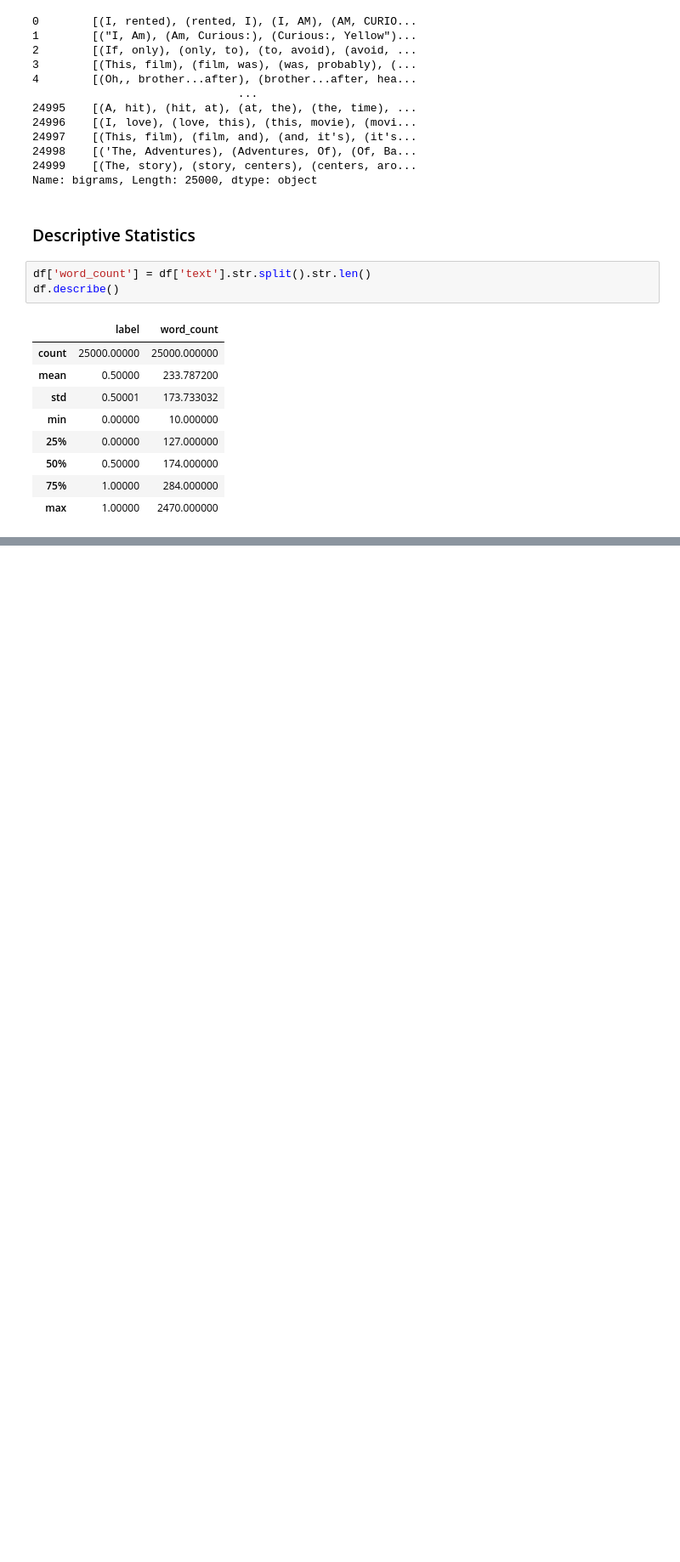
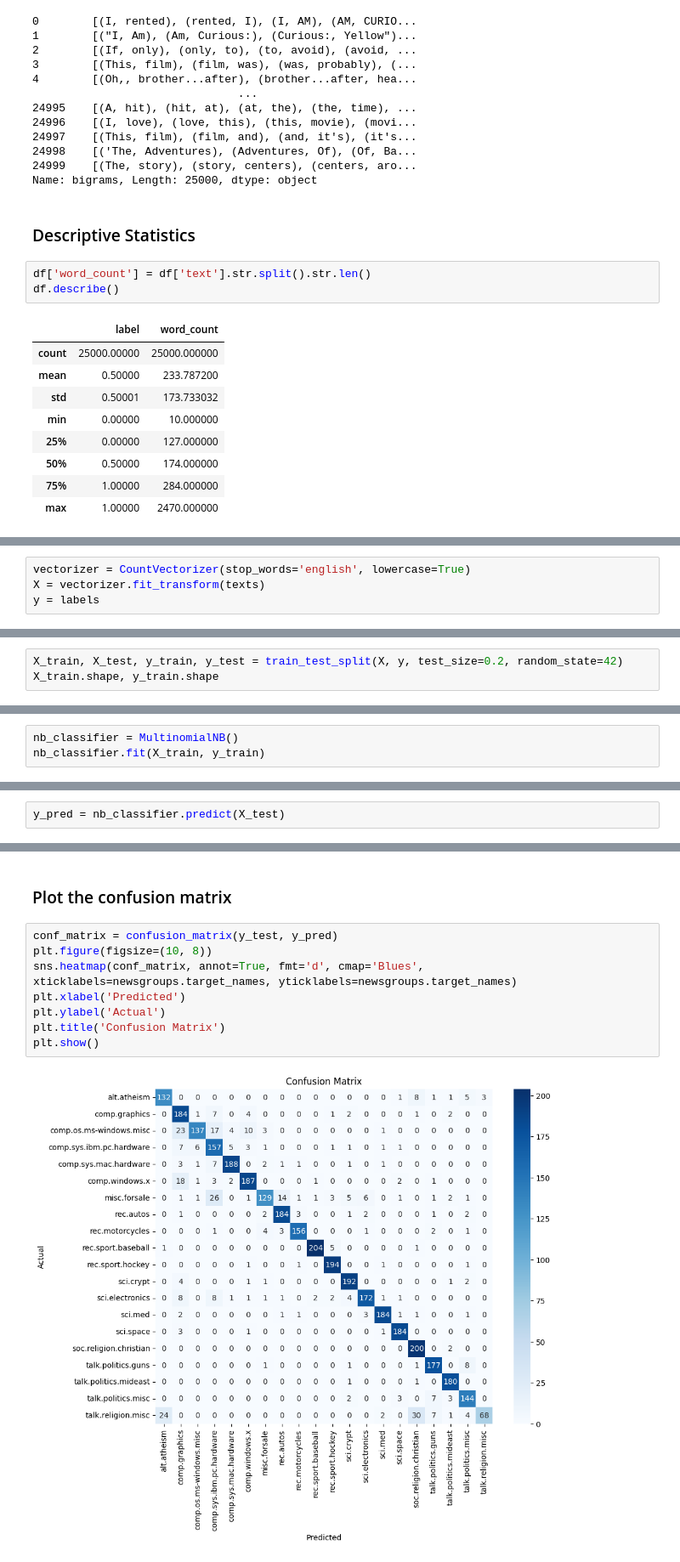
Before and after one commit to cx-olquinjica/Deep-Learning-Personal-Notebooks, a Jupyter notebook: basics/basis/natural language processing/linear text classification/bag_of_words_words.ipynb, the cells around one changed output, grey strips where cells are left out. Shown at 85% size. Drawn from its saved outputs; the diff is of its cells as text; blank space fills up the shorter version.

```diff
--- a/basics/basis/natural language processing/linear text classification/bag_of_words_words.ipynb
+++ b/basics/basis/natural language processing/linear text classification/bag_of_words_words.ipynb
@@ -286,0 +324,4 @@ $$\textbf{f}(\textbf{x}, y)$$ is a feature function, that maps the bag of words
+# %%
+vectorizer = CountVectorizer(stop_words='english', lowercase=True)
+X = vectorizer.fit_transform(texts)
+y = labels
@@ -286,0 +330,3 @@ $$\textbf{f}(\textbf{x}, y)$$ is a feature function, that maps the bag of words
+# %%
+X_train, X_test, y_train, y_test = train_test_split(X, y, test_size=0.2, random_state=42)
+X_train.shape, y_train.shape
@@ -286,0 +337,3 @@ $$\textbf{f}(\textbf{x}, y)$$ is a feature function, that maps the bag of words
+# %%
+nb_classifier = MultinomialNB()
+nb_classifier.fit(X_train, y_train)
@@ -286,0 +344,2 @@ $$\textbf{f}(\textbf{x}, y)$$ is a feature function, that maps the bag of words
+# %%
+y_pred = nb_classifier.predict(X_test)
@@ -286,0 +370,12 @@ $$\textbf{f}(\textbf{x}, y)$$ is a feature function, that maps the bag of words
+# %% [markdown]
+### Plot the confusion matrix
+# %%
+conf_matrix = confusion_matrix(y_test, y_pred)
+plt.figure(figsize=(10, 8))
+sns.heatmap(conf_matrix, annot=True, fmt='d', cmap='Blues', xticklabels=newsgroups.target_names, yticklabels=newsgroups.target_names)
+plt.xlabel('Predicted')
+plt.ylabel('Actual')
+plt.title('Confusion Matrix')
+plt.show()
+# %% [output]
+[figure, added]
```
Also changed, not shown: parts of 27 cells of this notebook.
